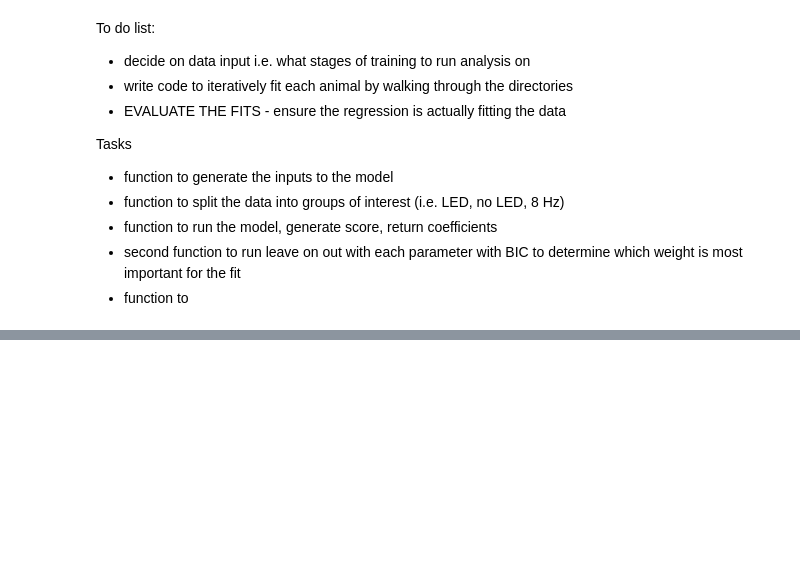
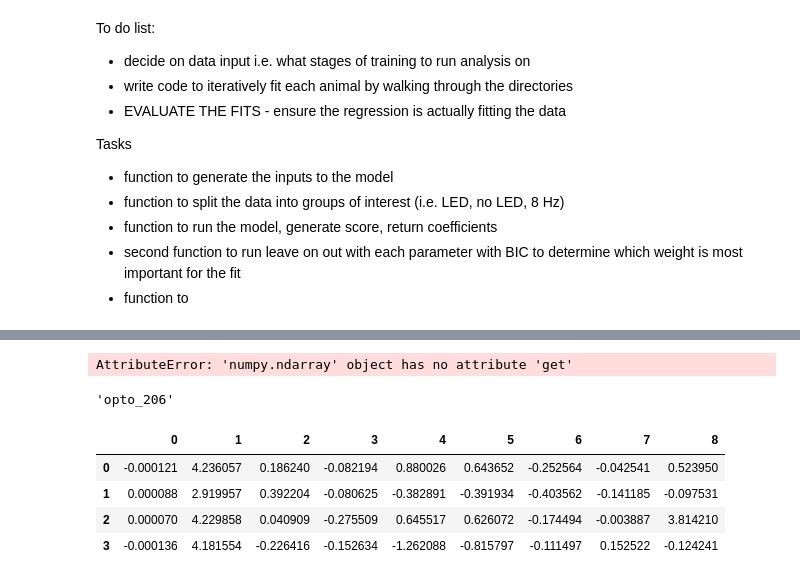
Before and after one commit to bkrall24/Psytrack_fitting, a Jupyter notebook: basic_GLM.ipynb, the cells around one changed output, grey strips where cells are left out. Drawn from its saved outputs; the diff is of its cells as text; code cells hidden in the pictures; blank space fills up the shorter version.

```diff
--- a/basic_GLM.ipynb
+++ b/basic_GLM.ipynb
@@ -307,0 +464,13 @@ Tasks
+# %%
+import seaborn as sns
+
+g = sns.catplot(
+    data= coefs, kind="bar",
+    x="species", y="body_mass_g", hue="sex",
+    errorbar="sd", palette="dark", alpha=.6, height=6
+)
+g.despine(left=True)
+g.set_axis_labels("", "Body mass (g)")
+g.legend.set_title("")
+# %% [output]
+AttributeError: 'numpy.ndarray' object has no attribute 'get'
@@ -307,0 +523,12 @@ Tasks
+# %%
+a
+# %% [output]
+'opto_206'
+# %%
+tt
+# %% [output]
+|  | 0 | 1 | 2 | 3 | 4 | 5 | 6 | 7 | 8 |
+| 0 | -0.000121 | 4.236057 | 0.186240 | -0.082194 | 0.880026 | 0.643652 | -0.252564 | -0.042541 | 0.523950 |
+| 1 | 0.000088 | 2.919957 | 0.392204 | -0.080625 | -0.382891 | -0.391934 | -0.403562 | -0.141185 | -0.097531 |
+| 2 | 0.000070 | 4.229858 | 0.040909 | -0.275509 | 0.645517 | 0.626072 | -0.174494 | -0.003887 | 3.814210 |
+| 3 | -0.000136 | 4.181554 | -0.226416 | -0.152634 | -1.262088 | -0.815797 | -0.111497 | 0.152522 | -0.124241 |
```
Also changed, not shown: parts of 19 cells of this notebook, 7 other files.
